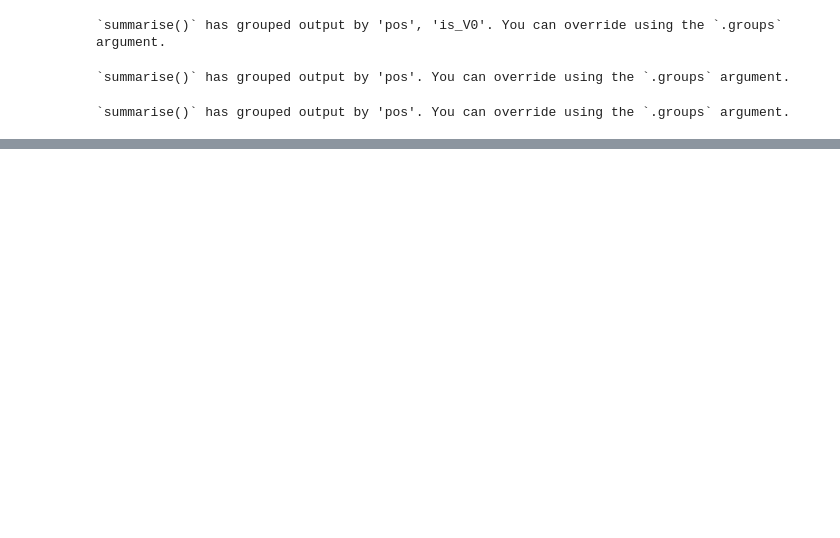
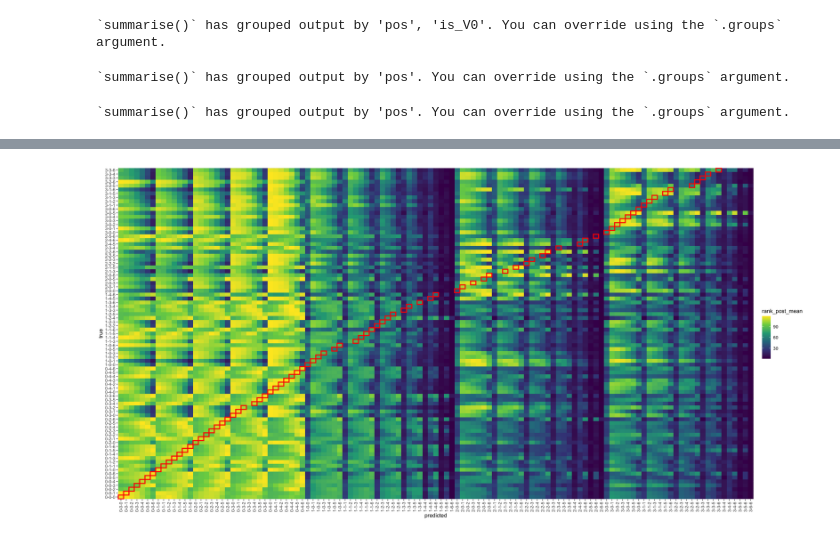
Before and after one commit to rivasiker/phasetype, a Jupyter notebook: scripts/06_msprime_convert/Untitled.ipynb, the cells around one changed output, grey strips where cells are left out. Saved outputs shown, nothing was run; the diff lists cells and outputs as text; code cells hidden in the pictures; blank space fills up the shorter version.

```diff
--- a/scripts/06_msprime_convert/Untitled.ipynb
+++ b/scripts/06_msprime_convert/Untitled.ipynb
@@ -276,0 +358,5 @@ tree_tab %>%
+# %%
+%%R
+
+total_tab <- read_csv('total_tab.csv')
+total_tab
@@ -276,0 +381,29 @@ tree_tab %>%
+# %%
+%%R -w 3000 -h 1500 -r 150
+
+dat <- total_tab %>%
+    unite('true', c(topology_true, int_1_true, int_2_true), sep = '-', remove = F) %>%
+    unite('predicted', c(topology, int_1, int_2), sep = '-', remove = F) %>%
+    group_by(true) %>%
+    mutate(
+        mean_prob_norm = mean_prob/max(mean_prob),
+        rank_post_mean = dense_rank(mean_prob)
+    )
+dat %>%
+    ggplot() +
+    geom_tile(aes(predicted, true, fill = rank_post_mean)) +
+    # geom_tile(aes(predicted, true), fill = NA, color = 'blue',
+    #           size = 1,
+    #           data = filter(dat, topology_true == topology)) +
+    # geom_tile(aes(predicted, true), fill = NA, color = 'blue',
+    #           size = 1,
+    #           data = filter(dat, int_2_true == int_2)) +
+    geom_tile(aes(predicted, true), fill = NA, color = 'red',
+              size = 1,
+              data = filter(dat, predicted == true)) +
+    scale_fill_viridis_c() +
+    theme(
+        axis.text.x = element_text(angle = 90, vjust = 0.5)
+    )
+# %% [output]
+[figure, added]
```
Also changed, not shown: parts of 11 cells of this notebook, 6 other files.
